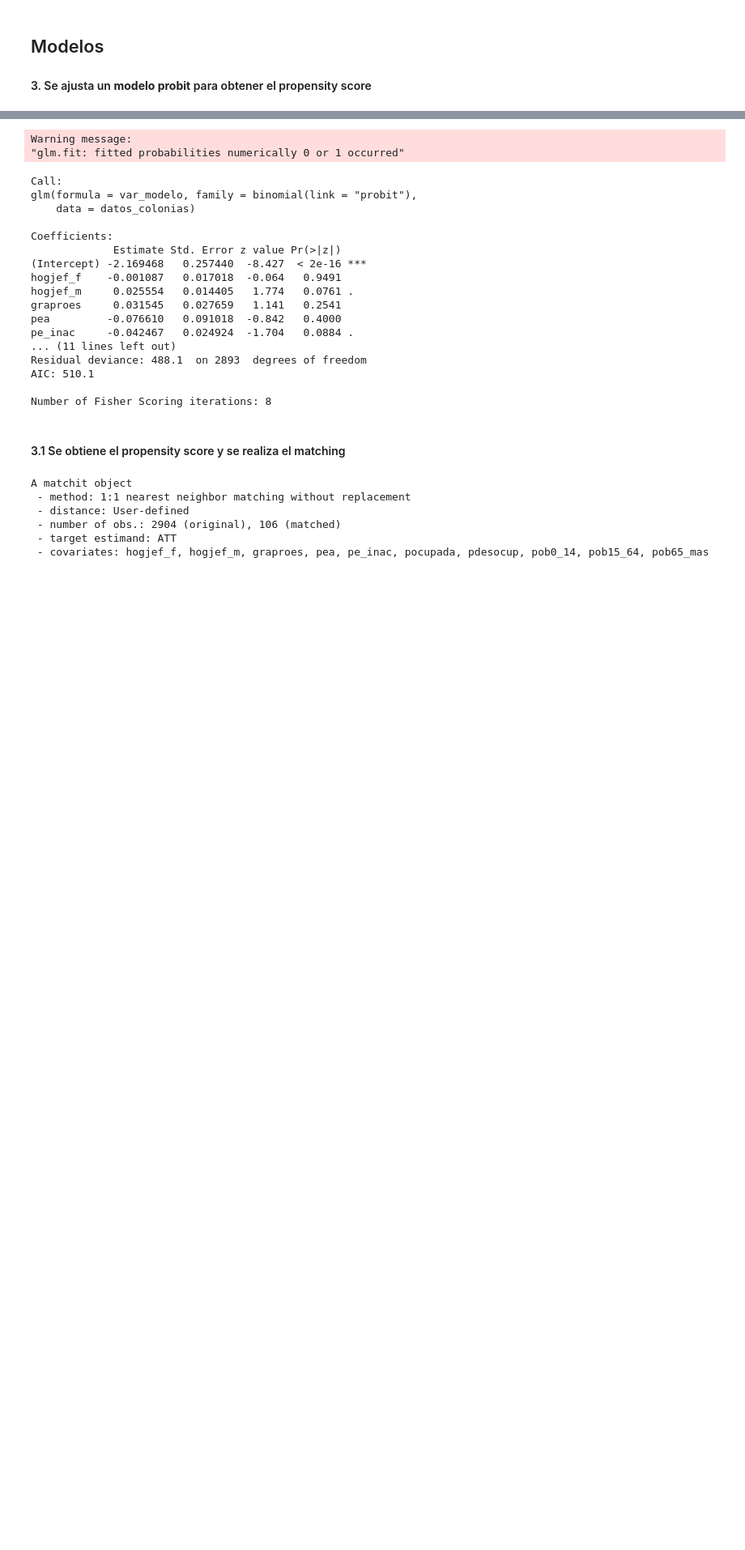
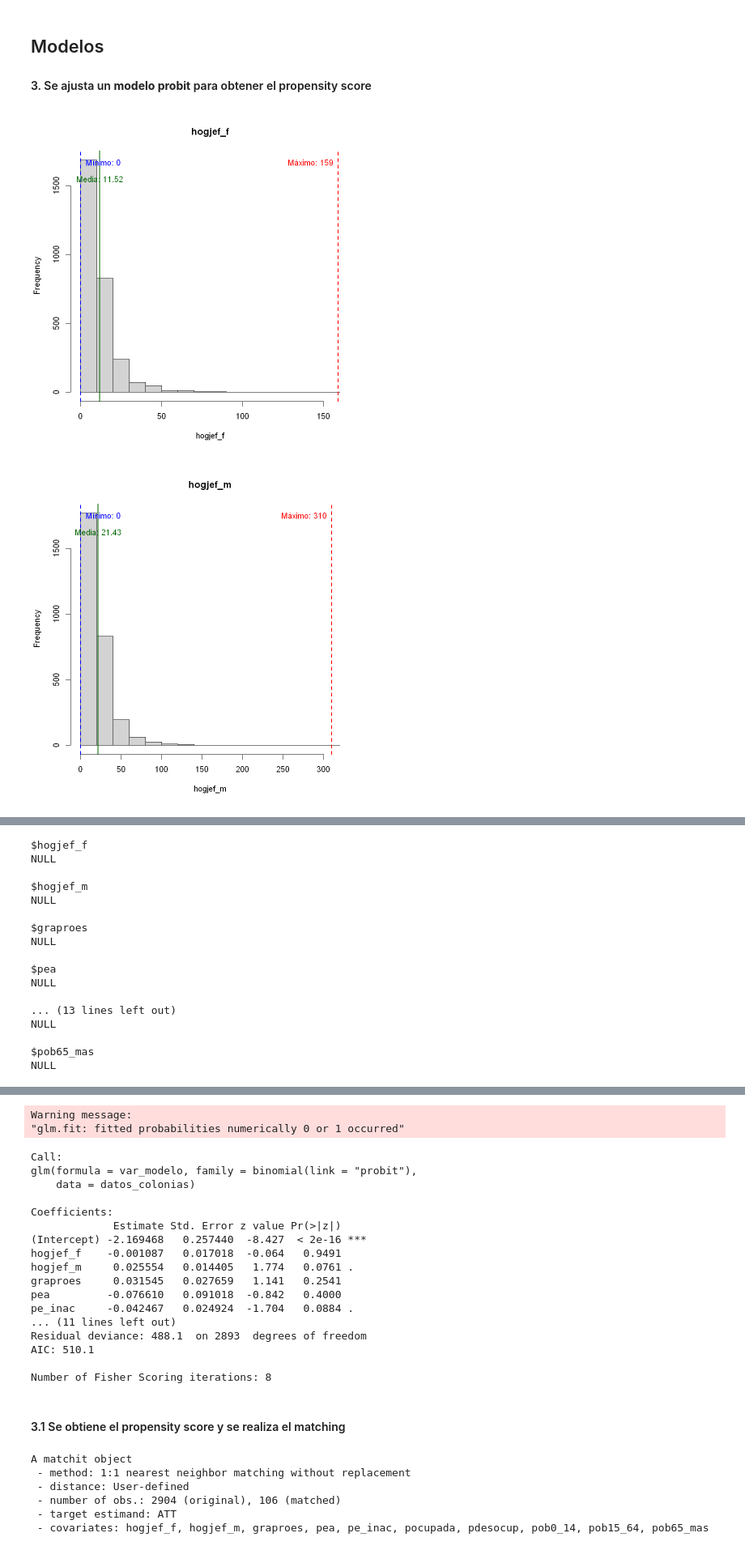
Before and after one commit to claudiodanielpc/proyecto_simi, a Jupyter notebook: scripts/propensity_score.ipynb, the cells around one changed output, grey strips where cells are left out. Shown at 81% size. Cells and saved outputs as stored; diff of their text form; code cells hidden in the pictures; blank space fills up the shorter version.

```diff
--- a/scripts/propensity_score.ipynb
+++ b/scripts/propensity_score.ipynb
@@ -97,3 +97,30 @@ A data.frame: 2904 × 40
 # %%
 var_modelo <- simi ~ hogjef_f + hogjef_m + graproes + pea +
               pe_inac + pocupada + pdesocup + pob0_14 + pob15_64 + pob65_mas
+# %%
+#Inspección de las variables
+
+datos_colonias %>%
+  select(hogjef_f, hogjef_m, graproes, pea, pe_inac, pocupada, pdesocup, pob0_14, pob15_64, pob65_mas) %>%
+  map2(names(.), ~{
+    # Calcular máximo, mínimo y media
+    min_val <- min(.x, na.rm = TRUE)
+    max_val <- max(.x, na.rm = TRUE)
+    mean_val <- mean(.x, na.rm = TRUE)
+
+    # Histograma
+    hist(.x, main = .y, xlab = .y, col = "lightgray", border = "black")
+
+    # Líneas verticales
+    abline(v = min_val, col = "blue", lty = 2, lwd = 2)
+    abline(v = max_val, col = "red", lty = 2, lwd = 2)
+    abline(v = mean_val, col = "darkgreen", lty = 1, lwd = 2)
+
+    # Etiquetas
+    text(min_val, par("usr")[4] * 0.95, labels = paste("Mínimo:", round(min_val, 2)), col = "blue", pos = 4)
+    text(max_val, par("usr")[4] * 0.95, labels = paste("Máximo:", round(max_val, 2)), col = "red", pos = 2)
+    text(mean_val, par("usr")[4] * 0.85, labels = paste("Media:", round(mean_val, 2)), col = "darkgreen", pos = 3)
+  })
+# %% [output]
+[figure, added]
+[figure, added]
@@ -99,0 +134,17 @@ var_modelo <- simi ~ hogjef_f + hogjef_m + graproes + pea +
+$hogjef_f
+NULL
+
+$hogjef_m
+NULL
+
+$graproes
+NULL
+
+$pea
+NULL
+
+... (13 lines left out)
+NULL
+
+$pob65_mas
+NULL
```
Also changed, not shown: parts of 1 cell of this notebook.
